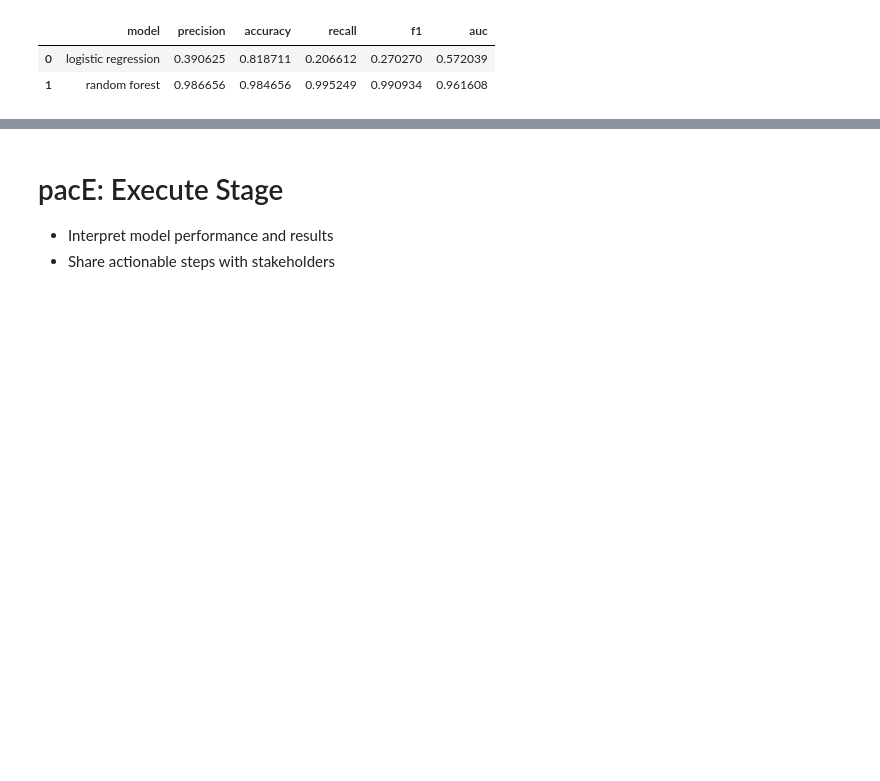
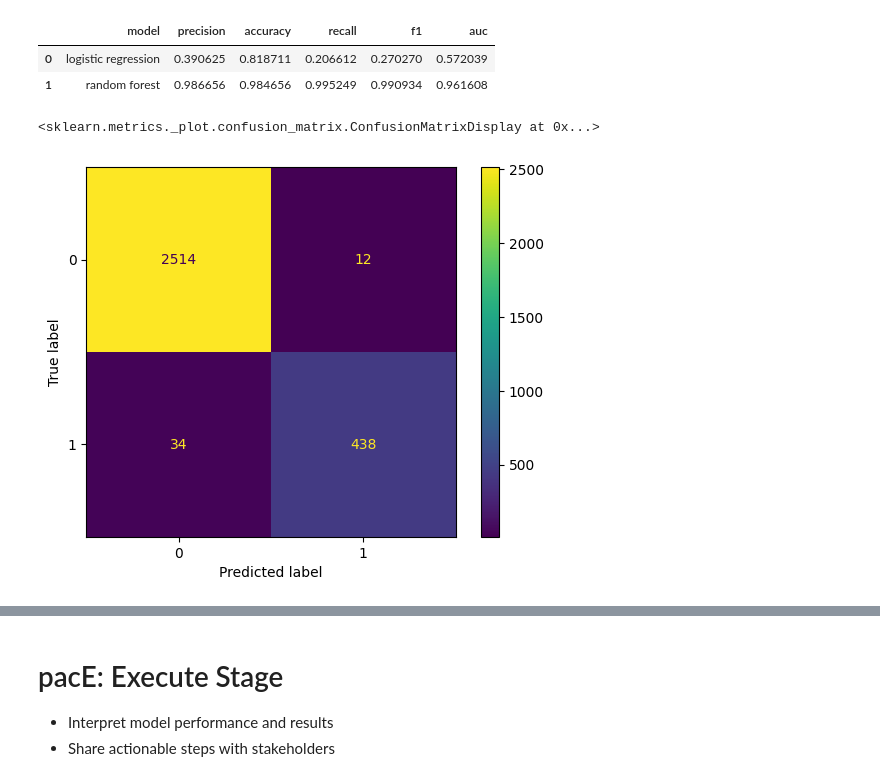
Before and after one commit to whitneylsmith/Predicting-Employee-Turnover, a Jupyter notebook: Activity_ Course 7 Salifort Motors project lab 12.10.23.ipynb, the cells around one changed output, grey strips where cells are left out. Drawn from its saved outputs; the diff is of its cells as text; code cells hidden in the pictures; blank space fills up the shorter version.

```diff
--- a/Activity_ Course 7 Salifort Motors project lab 12.10.23.ipynb
+++ b/Activity_ Course 7 Salifort Motors project lab 12.10.23.ipynb
@@ -1249,3 +1268,12 @@ table
 |  | model | precision | accuracy | recall | f1 | auc |
 | 0 | logistic regression | 0.390625 | 0.818711 | 0.206612 | 0.270270 | 0.572039 |
 | 1 | random forest | 0.986656 | 0.984656 | 0.995249 | 0.990934 | 0.961608 |
+# %%
+    # Produce a confusion matrix.
+    labels = [0,1]
+    cm = metrics.confusion_matrix(y_test, y_pred, labels = labels)
+    disp = metrics.ConfusionMatrixDisplay(confusion_matrix = cm,display_labels = labels)
+    disp.plot(values_format = '')
+# %% [output]
+<sklearn.metrics._plot.confusion_matrix.ConfusionMatrixDisplay at 0x...>
+[figure, added]
```
Also changed, not shown: parts of 31 cells of this notebook.
